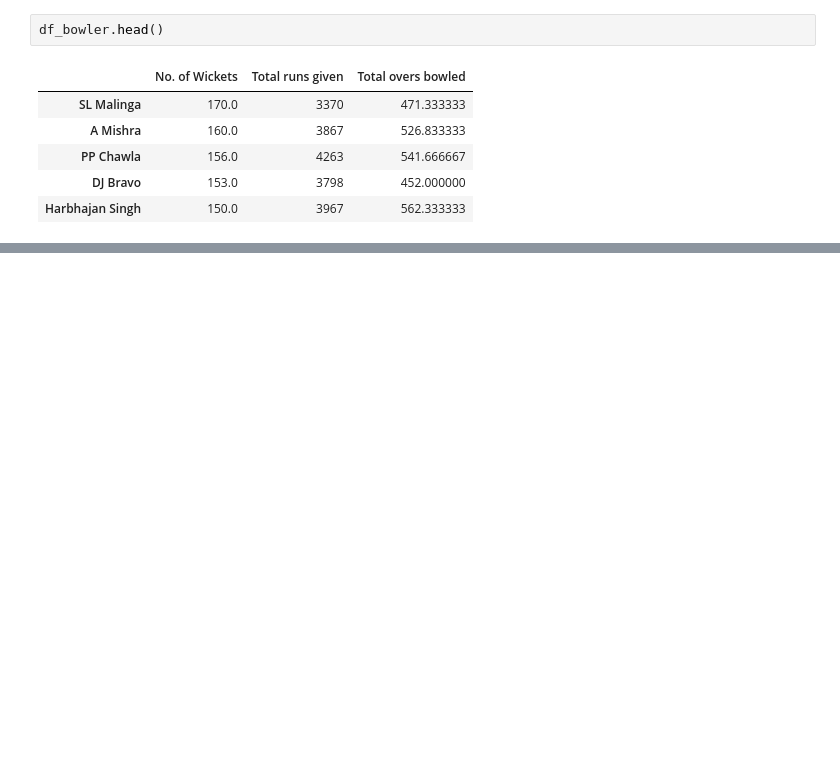
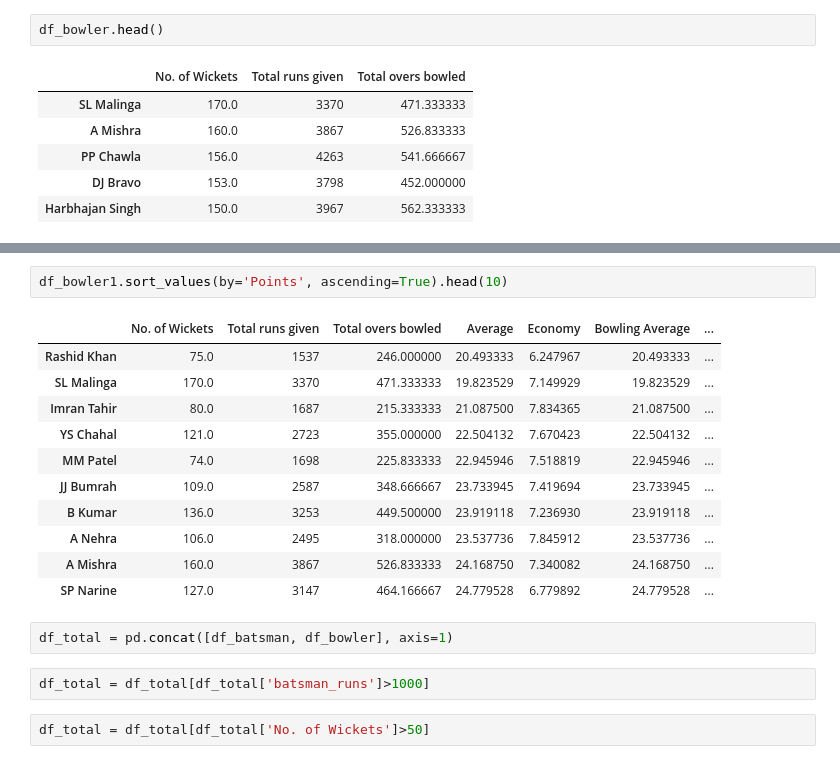
Before and after one commit to dhrubjun/All-time-best-IPL-team, a Jupyter notebook: All_time_best_IPL_team.ipynb, the cells around one changed output, grey strips where cells are left out. Drawn from its saved outputs; the diff is of its cells as text; blank space fills up the shorter version.

```diff
--- a/All_time_best_IPL_team.ipynb
+++ b/All_time_best_IPL_team.ipynb
@@ -381,0 +462,20 @@ Name: Economy, dtype: float64
+# %%
+df_bowler1.sort_values(by='Points', ascending=True).head(10)
+# %% [output]
+|  | No. of Wickets | Total runs given | Total overs bowled | Average | Economy | Bowling Average | ... |
+| Rashid Khan | 75.0 | 1537 | 246.000000 | 20.493333 | 6.247967 | 20.493333 | ... |
+| SL Malinga | 170.0 | 3370 | 471.333333 | 19.823529 | 7.149929 | 19.823529 | ... |
+| Imran Tahir | 80.0 | 1687 | 215.333333 | 21.087500 | 7.834365 | 21.087500 | ... |
+| YS Chahal | 121.0 | 2723 | 355.000000 | 22.504132 | 7.670423 | 22.504132 | ... |
+| MM Patel | 74.0 | 1698 | 225.833333 | 22.945946 | 7.518819 | 22.945946 | ... |
+| JJ Bumrah | 109.0 | 2587 | 348.666667 | 23.733945 | 7.419694 | 23.733945 | ... |
+| B Kumar | 136.0 | 3253 | 449.500000 | 23.919118 | 7.236930 | 23.919118 | ... |
+| A Nehra | 106.0 | 2495 | 318.000000 | 23.537736 | 7.845912 | 23.537736 | ... |
+| A Mishra | 160.0 | 3867 | 526.833333 | 24.168750 | 7.340082 | 24.168750 | ... |
+| SP Narine | 127.0 | 3147 | 464.166667 | 24.779528 | 6.779892 | 24.779528 | ... |
+# %%
+df_total = pd.concat([df_batsman, df_bowler], axis=1)
+# %%
+df_total = df_total[df_total['batsman_runs']>1000]
+# %%
+df_total = df_total[df_total['No. of Wickets']>50]
```
Also changed, not shown: parts of 31 cells of this notebook.
